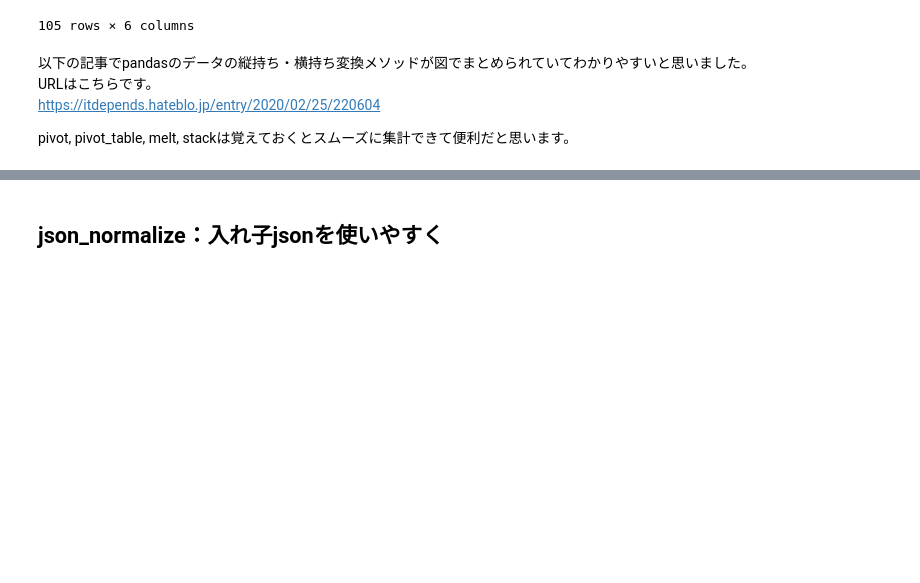
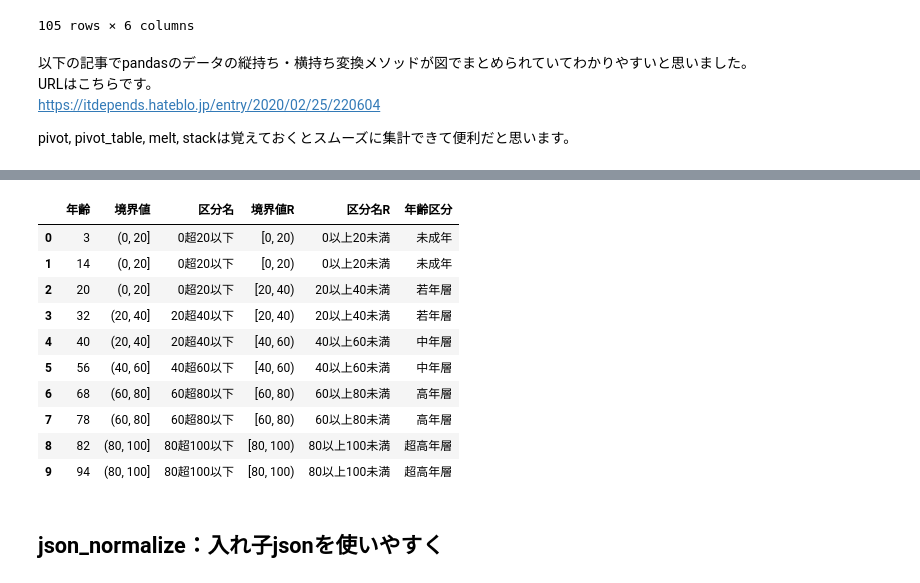
Before and after one commit to abay-qkt/pandas-tips-collection, a Jupyter notebook: pandas_tips_collection.ipynb, the cells around one changed output, grey strips where cells are left out. Drawn from its saved outputs; the diff is of its cells as text; code cells hidden in the pictures; blank space fills up the shorter version.

```diff
--- a/pandas_tips_collection.ipynb
+++ b/pandas_tips_collection.ipynb
@@ -1201,3 +1252,32 @@ pivot, pivot_table, melt, stackは覚えておくとスムーズに集計でき
+# %%
+import pandas as pd
+df = pd.Series([3,14,20,32,40,56,68,78,82,94],name='年齢').to_frame()
+
+# 右側の値をそのカテゴリに含める場合 right=True
+df["境界値"] = pd.cut(df["年齢"],bins=[0,20,40,60,80,100], right=True)
+df["区分名"] = df["境界値"].map(lambda x:f"{x.left}超{x.right}以下")
+
+# 右側の値をそのカテゴリに含めない場合 right=False
+df["境界値R"] = pd.cut(df["年齢"],bins=[0,20,40,60,80,100],right=False)
+df["区分名R"] = df["境界値R"].map(lambda x:f"{x.left}以上{x.right}未満")
+
+# 事前にラベルを設定することも可能
+df["年齢区分"] = pd.cut(df["年齢"],bins=[0,20,40,60,80,100],right=False,
+                    labels=["未成年","若年層","中年層","高年層","超高年層"])
+
+df
+# %% [output]
+|  | 年齢 | 境界値 | 区分名 | 境界値R | 区分名R | 年齢区分 |
+| 0 | 3 | (0, 20] | 0超20以下 | [0, 20) | 0以上20未満 | 未成年 |
+| 1 | 14 | (0, 20] | 0超20以下 | [0, 20) | 0以上20未満 | 未成年 |
+| 2 | 20 | (0, 20] | 0超20以下 | [20, 40) | 20以上40未満 | 若年層 |
+| 3 | 32 | (20, 40] | 20超40以下 | [20, 40) | 20以上40未満 | 若年層 |
+| 4 | 40 | (20, 40] | 20超40以下 | [40, 60) | 40以上60未満 | 中年層 |
+| 5 | 56 | (40, 60] | 40超60以下 | [40, 60) | 40以上60未満 | 中年層 |
+| 6 | 68 | (60, 80] | 60超80以下 | [60, 80) | 60以上80未満 | 高年層 |
+| 7 | 78 | (60, 80] | 60超80以下 | [60, 80) | 60以上80未満 | 高年層 |
+| 8 | 82 | (80, 100] | 80超100以下 | [80, 100) | 80以上100未満 | 超高年層 |
+| 9 | 94 | (80, 100] | 80超100以下 | [80, 100) | 80以上100未満 | 超高年層 |
 # %% [markdown]
 ## json_normalize：入れ子jsonを使いやすく
 # %% [markdown]
```
Also changed, not shown: parts of 10 cells of this notebook.
